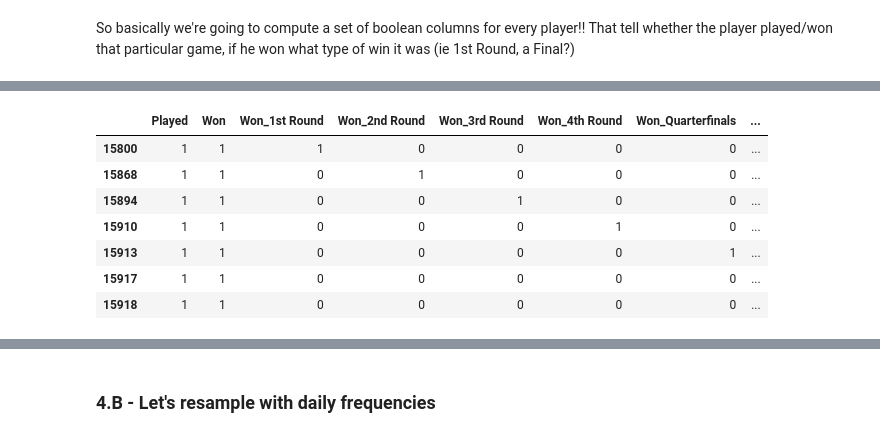
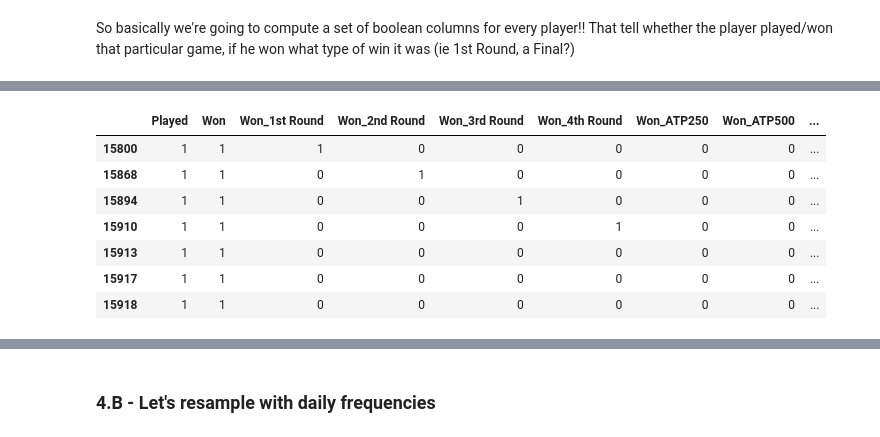
Before and after one commit to Vinh-CHUC/general-assembly-data-science-project, a Jupyter notebook: deliverables/3-ExploratoryDataAnalysis/Exploratory Data Analysis.ipynb, the cells around one changed output, grey strips where cells are left out. Cells and saved outputs as stored; diff of their text form; code cells hidden in the pictures.

```diff
--- a/deliverables/3-ExploratoryDataAnalysis/Exploratory Data Analysis.ipynb
+++ b/deliverables/3-ExploratoryDataAnalysis/Exploratory Data Analysis.ipynb
@@ -157,7 +148,7 @@ matches_where_better_wins / data.shape[0]
 # %%
 # Let's basically rename columns, let the better rank player be "Player1" and the other one by "Player2"
 from tennis_predictor import transform_data
-P1_P2 = transform_data.number_players(data, lambda x: x.WRank < x.LRank)
+P1_P2 = transform_data.number_players(data, lambda x: x.WRank <= x.LRank)
 print(P1_P2.shape)
 P1_P2.head()
 # %% [output]
@@ -211,7 +225,7 @@ At this point I haven't decided which features exactly I'm going to use:
 # %% [markdown]
 In a first step, we can try to predict the winner using only features we already have at this point
 # %%
-eda_df = data_with_P1_P2.assign(RankDiff= lambda x: x.P2_Rank - x.P1_Rank)
+eda_df = data_with_P1_P2.assign(RankDiff= lambda x: x.P1_Rank - x.P2_Rank)
 corr_cols = [
     "Player1Wins", "P1_Rank", "P2_Rank", "RankDiff", "Best of"
 ]
@@ -243,11 +257,11 @@ This makes sense, the logistic regression basically learns that P1_Rank > P2_Ran
 # %% [markdown]
 ### Let's get a list of all the players
 # %%
+BIG4 = ["Nadal R.", "Federer R.", "Djokovic N.", "Murray A."]
 all_players = pd.concat([eda_df.P1_Name, eda_df.P2_Name])
 
 # Divide by a bigger number to only compute data for a subset of players, can be useful to speed up things
 all_players = all_players[:int(len(all_players) / 1)]
-all_players = np.append(all_players, ["Federer R.", "Nadal R.", "Djokovic N.", "Murray A."])
 all_players = np.unique(all_players)
 all_players.shape
 # %% [output]
@@ -263,17 +277,17 @@ importlib.reload(features_engineering)
 # %% [markdown]
 So basically we're going to compute a set of boolean columns for every player!! That tell whether the player played/won that particular game, if he won what type of win it was (ie 1st Round, a Final?)
 # %%
-# Computing the columns for subsets of players at a time, to make it more manageable computation wise, and see the progress printed
-# Takes about 1 minute on my Corei7 macbook from 2014
+%pdb
 batch_size = 10
 chunks = []
 for i in range(batch_size):
-    players_batch = all_players[i::batch_size]
+    f_eng = features_engineering.FeatureEngineer(all_players[i::batch_size])
 
     # The two lines are the actual logic, we add the extra columns that say if players played/won the match
-    players_stats = features_engineering.compute_games_played_and_won__fast(eda_df, players_batch)
+    players_stats = f_eng.compute_games_played_and_won(eda_df)
     # Then columns saying what type of game they won if they won
-    players_stats = features_engineering.compute_win_round_type__fast(players_stats, eda_df.Round, players_batch)
+    players_stats = f_eng.compute_win_round_type(players_stats, eda_df.Round)
+    players_stats = f_eng.compute_series_stats(players_stats, eda_df.Series)
 
     chunks.append(players_stats.copy())
     print("Chunk {} done".format(i))
@@ -303,19 +307,19 @@ players_stats.head()
 # %%
 nadal_played = players_stats[players_stats["Nadal R.", "Played"] == 1]["Nadal R."]  # Filtering where Nadal actually played, then keeping only its columns
 french_open = eda_df[eda_df.Tournament == "French Open"]
 
-nadal_stats = nadal_played.join(french_open, how="inner").iloc[:,:10]  # Filtering to get the French Open stats, then reselecting columns
+nadal_stats = nadal_played.join(french_open, how="inner").iloc[:,:19]  # Filtering to get the French Open stats, then reselecting columns
 nadal_stats = nadal_stats.join(eda_df.Date, how="inner")  # Readding the Date column
 nadal_stats.head(7)
 # %% [output]
-|  | Played | Won | Won_1st Round | Won_2nd Round | Won_3rd Round | Won_4th Round | Won_Quarterfinals | ... |
-| 15800 | 1 | 1 | 1 | 0 | 0 | 0 | 0 | ... |
-| 15868 | 1 | 1 | 0 | 1 | 0 | 0 | 0 | ... |
-| 15894 | 1 | 1 | 0 | 0 | 1 | 0 | 0 | ... |
-| 15910 | 1 | 1 | 0 | 0 | 0 | 1 | 0 | ... |
-| 15913 | 1 | 1 | 0 | 0 | 0 | 0 | 1 | ... |
-| 15917 | 1 | 1 | 0 | 0 | 0 | 0 | 0 | ... |
-| 15918 | 1 | 1 | 0 | 0 | 0 | 0 | 0 | ... |
+|  | Played | Won | Won_1st Round | Won_2nd Round | Won_3rd Round | Won_4th Round | Won_ATP250 | Won_ATP500 | ... |
+| 15800 | 1 | 1 | 1 | 0 | 0 | 0 | 0 | 0 | ... |
+| 15868 | 1 | 1 | 0 | 1 | 0 | 0 | 0 | 0 | ... |
+| 15894 | 1 | 1 | 0 | 0 | 1 | 0 | 0 | 0 | ... |
+| 15910 | 1 | 1 | 0 | 0 | 0 | 1 | 0 | 0 | ... |
+| 15913 | 1 | 1 | 0 | 0 | 0 | 0 | 0 | 0 | ... |
+| 15917 | 1 | 1 | 0 | 0 | 0 | 0 | 0 | 0 | ... |
+| 15918 | 1 | 1 | 0 | 0 | 0 | 0 | 0 | 0 | ... |
 # %%
 nadal_stats.resample("D", on="Date").sum().sum()
 ## Looks good!! As of this dataset last update, Nadal won the French Open nine times (ie he won 9 finals)
```
Also changed, not shown: parts of 37 cells of this notebook, 2 other files.
